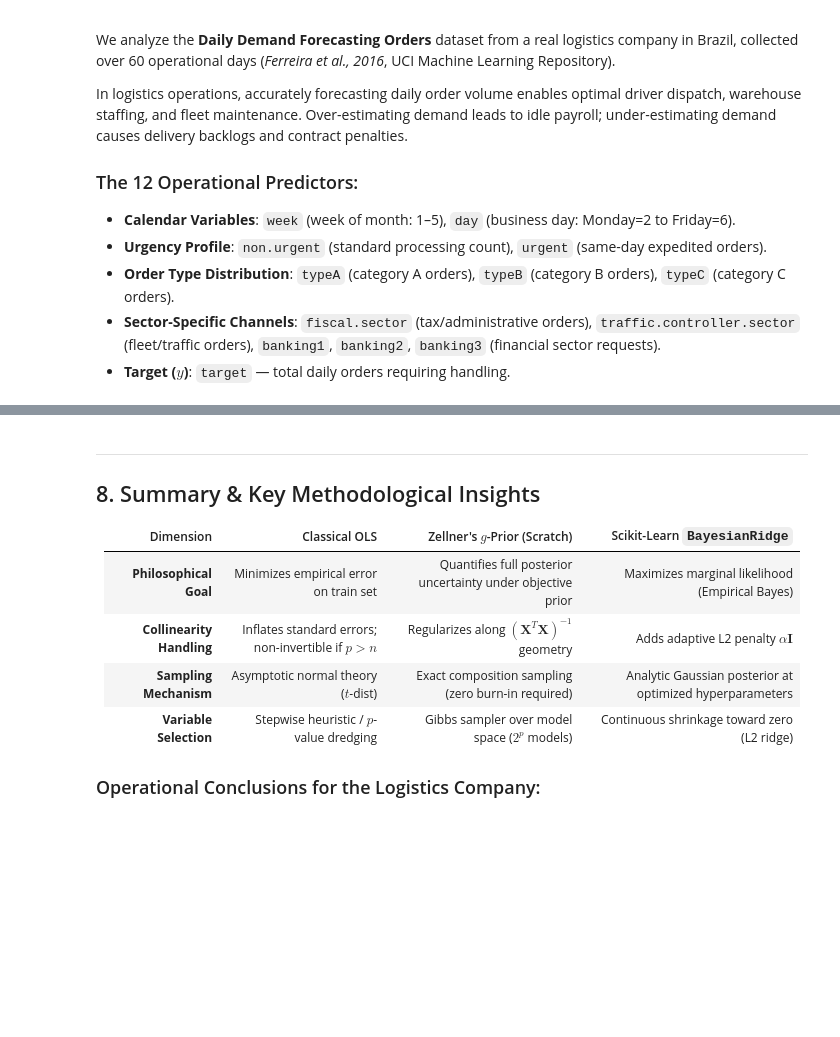
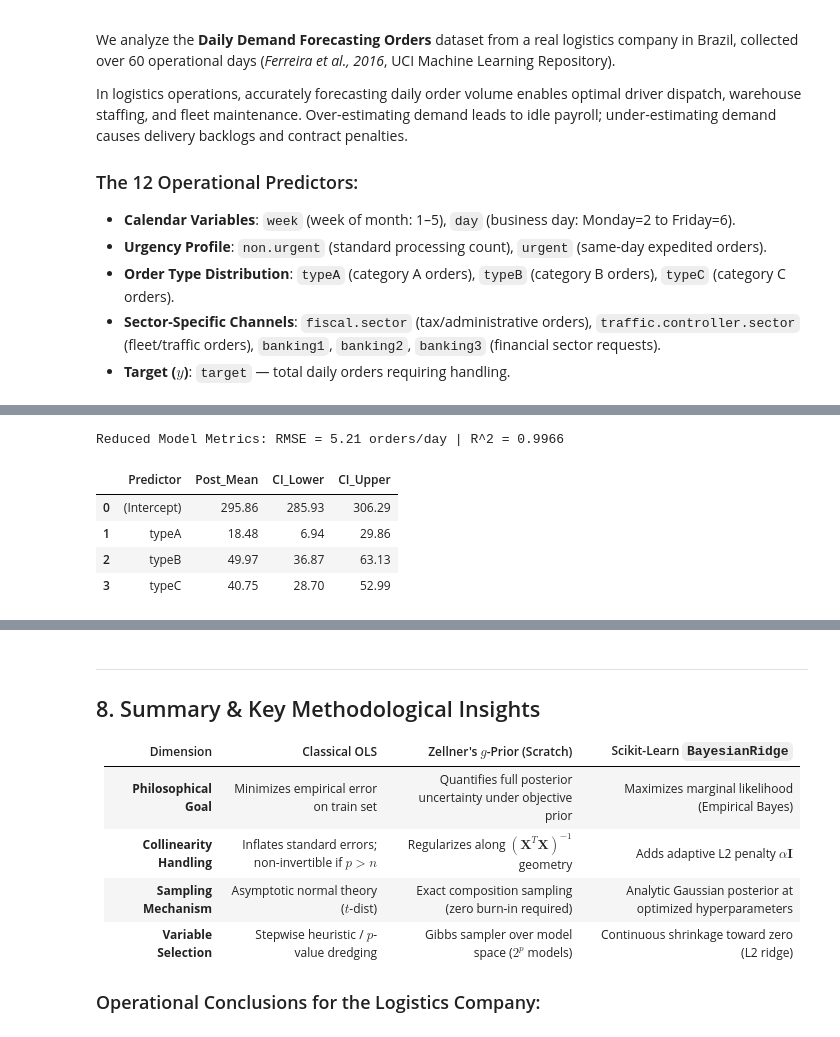
Before and after one commit to lowell-monis/msu-ai-workshops, a Jupyter notebook: workshops/workshop4/bayesian_linear_regression_demo.ipynb, the cells around one changed output, grey strips where cells are left out. Saved outputs shown, nothing was run; the diff lists cells and outputs as text; code cells hidden in the pictures; blank space fills up the shorter version.

```diff
--- a/workshops/workshop4/bayesian_linear_regression_demo.ipynb
+++ b/workshops/workshop4/bayesian_linear_regression_demo.ipynb
@@ -614,0 +538,36 @@ comparison_df.round(2)
+# %%
+# Refit reduced model using the selected features: typeA, typeB, typeC
+selected_features = ['typeA', 'typeB', 'typeC']
+selected_indices = [feature_cols.index(f) for f in selected_features]
+
+X_reduced_scaled = X_scaled[:, selected_indices]
+X_reduced = np.column_stack([np.ones(n), X_reduced_scaled])
+
+beta_red_samples, sigma2_red_samples, beta_red_n, _, _ = sample_zellner_g_prior(X_reduced, y, S=10000)
+
+red_mean = np.mean(beta_red_samples, axis=0)
+red_lower = np.percentile(beta_red_samples, 2.5, axis=0)
+red_upper = np.percentile(beta_red_samples, 97.5, axis=0)
+
+reduced_summary = pd.DataFrame({
+    'Predictor': ['(Intercept)'] + selected_features,
+    'Post_Mean': red_mean,
+    'CI_Lower': red_lower,
+    'CI_Upper': red_upper
+})
+
+# Performance metrics
+y_pred_reduced = X_reduced @ red_mean
+mse_red = np.mean((y - y_pred_reduced)**2)
+rmse_red = np.sqrt(mse_red)
+r2_red = 1.0 - np.sum((y - y_pred_reduced)**2) / np.sum((y - y.mean())**2)
+
+print(f"Reduced Model Metrics: RMSE = {rmse_red:.2f} orders/day | R^2 = {r2_red:.4f}")
+reduced_summary.round(2)
+# %% [output]
+Reduced Model Metrics: RMSE = 5.21 orders/day | R^2 = 0.9966
+|  | Predictor | Post_Mean | CI_Lower | CI_Upper |
+| 0 | (Intercept) | 295.86 | 285.93 | 306.29 |
+| 1 | typeA | 18.48 | 6.94 | 29.86 |
+| 2 | typeB | 49.97 | 36.87 | 63.13 |
+| 3 | typeC | 40.75 | 28.70 | 52.99 |
```
Also changed, not shown: parts of 40 cells of this notebook, 2 other files.
